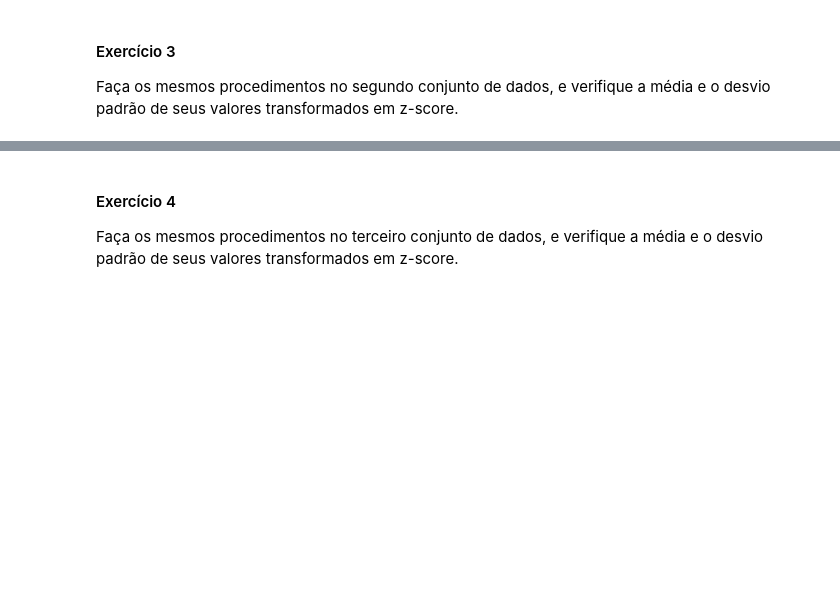
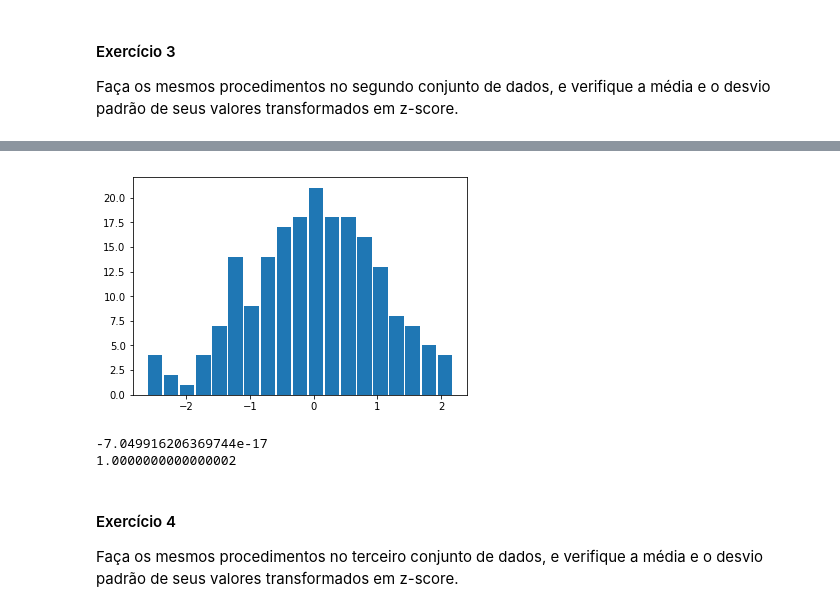
Before and after one commit to tetsufmbio/IMD0033, a Jupyter notebook: aula07/aula07-EstatisticaDescritivaIV.ipynb, the cells around one changed output, grey strips where cells are left out. Saved outputs shown, nothing was run; the diff lists cells and outputs as text; code cells hidden in the pictures; blank space fills up the shorter version.

```diff
--- a/aula07/aula07-EstatisticaDescritivaIV.ipynb
+++ b/aula07/aula07-EstatisticaDescritivaIV.ipynb
@@ -54,11 +77,17 @@ plt.show()
 # %%
-data2Z = # armazene os dados transformados nesta variável
+data2Z = zscore(data2) # armazene os dados transformados nesta variável
 
-binsZ = np.linspace(np.array(data2Z).min(),np.array(data2Z).max(),20)
+bins2Z = np.linspace(np.array(data2Z).min(),np.array(data2Z).max(),20)
 plt.hist(data2Z, bins2Z, rwidth=0.9)
 plt.show()
 
 # calcule a média e o desvio padrão dos dados transformados
+print(medArit(data2Z))
+print(sd(data2Z))
+# %% [output]
+[figure, added]
+-7.049916206369744e-17
+1.0000000000000002
 # %% [markdown]
 #### Exercício 4
 
```
Also changed, not shown: parts of 11 cells of this notebook, 7 other files.
